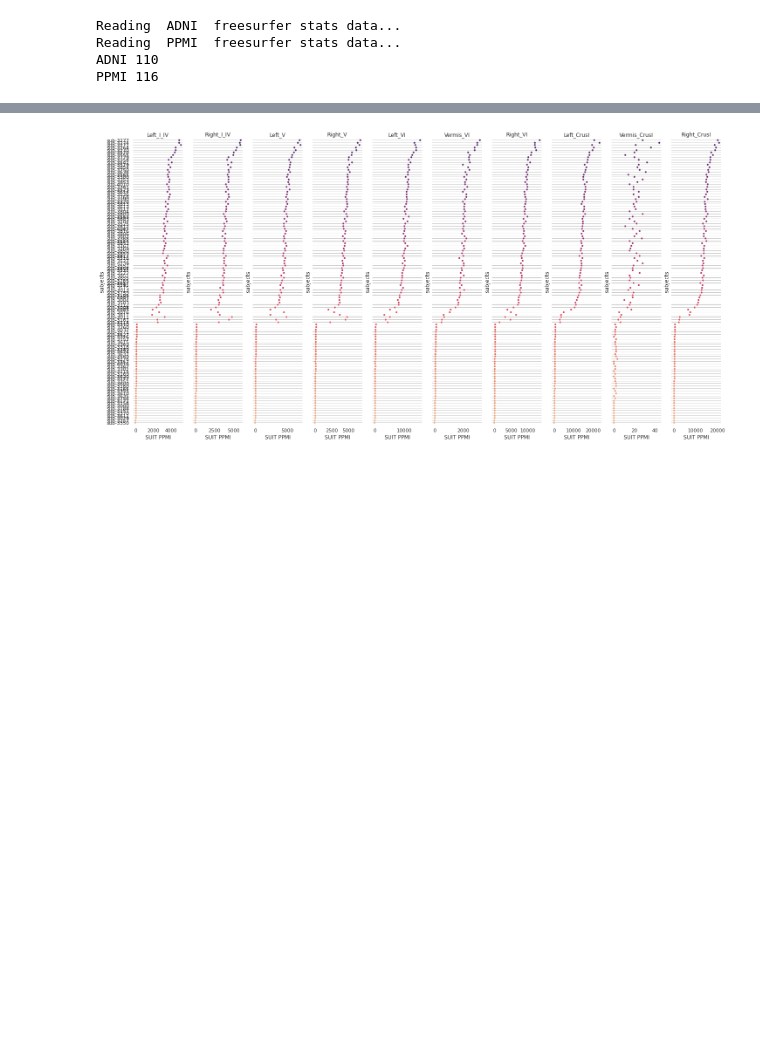
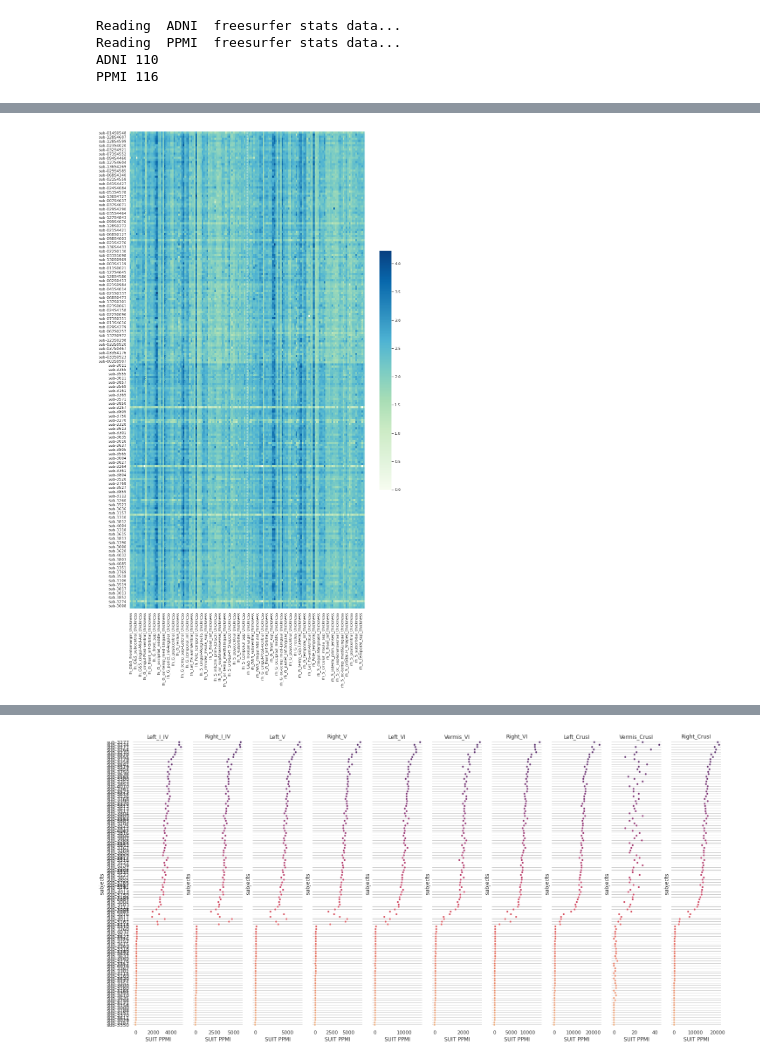
Before and after one commit to neurodatascience/ET_biomarker, a Jupyter notebook: preproc/prepro-roi_ADNI-PPMI.ipynb, the cells around one changed output, grey strips where cells are left out. Cells and saved outputs as stored; diff of their text form; code cells hidden in the pictures; blank space fills up the shorter version.

```diff
--- a/preproc/prepro-roi_ADNI-PPMI.ipynb
+++ b/preproc/prepro-roi_ADNI-PPMI.ipynb
@@ -93,0 +152,14 @@ PPMI 116
+# %%
+#suit_res_dfs[1].columns
+plot_df = all_data['Des'].copy()
+# sort by age
+plot_df = plot_df.sort_values(['group','age'])
+plot_df = plot_df[lh_des_ct_col + rh_des_ct_col ]
+sns.set(font_scale=1)
+with sns.axes_style("dark"):
+    f, ax = plt.subplots(figsize=(15, 25))
+    #sns.color_palette("cubehelix", as_cmap=True)
+    g = sns.heatmap(plot_df,cbar_kws={"shrink": .5}, cmap="GnBu")
+    plt.axvline(len(lh_des_ct_col), ls='--',c='white')
+# %% [output]
+[figure, added]
```
Also changed, not shown: parts of 13 cells of this notebook, 1 other file.
